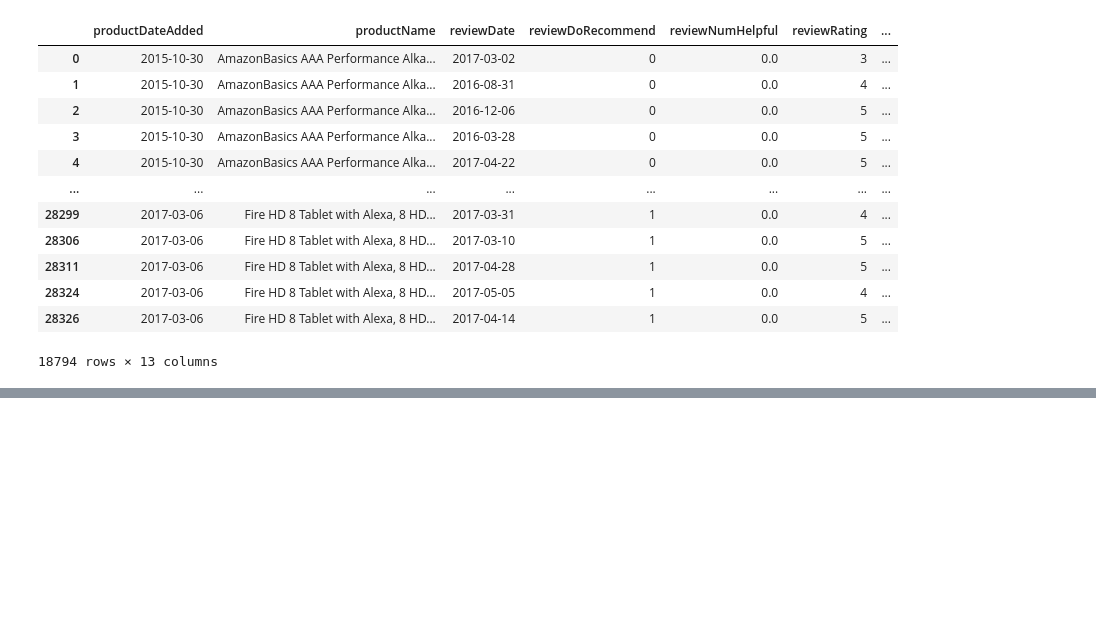
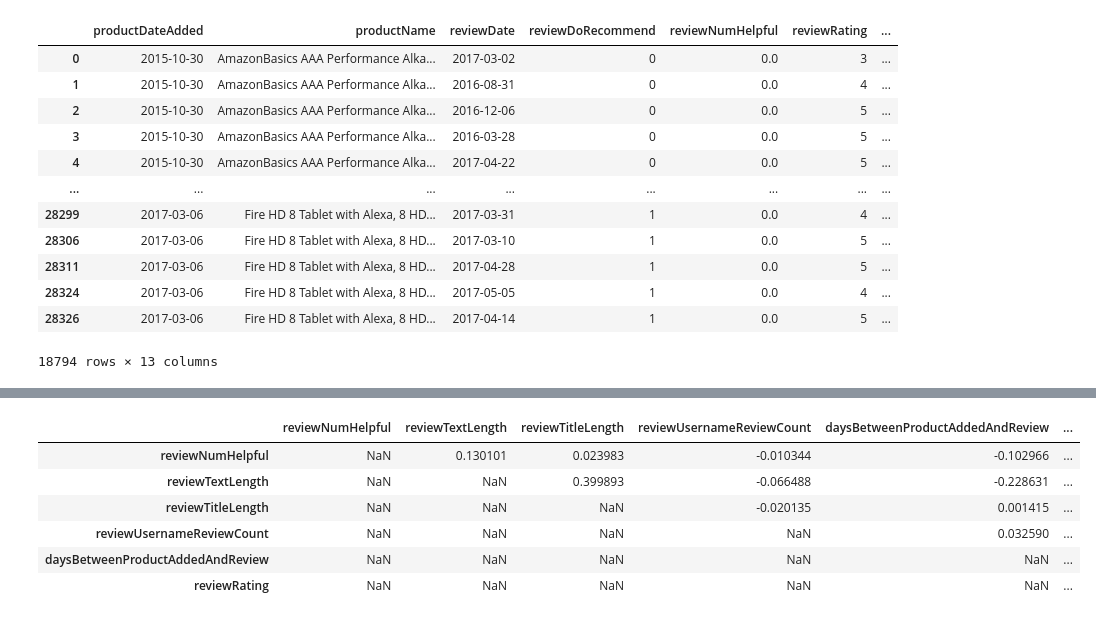
Before and after one commit to MoritzRenkin/tu-bi-DataAnalytics, a Jupyter notebook: lab.ipynb, the cells around one changed output, grey strips where cells are left out. Cells and saved outputs as stored; diff of their text form; code cells hidden in the pictures; blank space fills up the shorter version.

```diff
--- a/lab.ipynb
+++ b/lab.ipynb
@@ -327,0 +353,17 @@ Name: reviewUsername, Length: 12191, dtype: int64
+# %%
+correlation_columns = regression_columns + ["reviewRating"]
+correlation_columns.remove("reviewDoRecommend")
+corr = df[correlation_columns].corr(method='pearson')
+corr = corr.where(np.triu(np.ones(corr.shape)).astype("bool"))
+np.fill_diagonal(corr.values, np.nan)
+#corr = corr.stack().reset_index()
+#corr = corr.iloc[:, 2]
+corr
+# %% [output]
+|  | reviewNumHelpful | reviewTextLength | reviewTitleLength | reviewUsernameReviewCount | daysBetweenProductAddedAndReview | ... |
+| reviewNumHelpful | NaN | 0.130101 | 0.023983 | -0.010344 | -0.102966 | ... |
+| reviewTextLength | NaN | NaN | 0.399893 | -0.066488 | -0.228631 | ... |
+| reviewTitleLength | NaN | NaN | NaN | -0.020135 | 0.001415 | ... |
+| reviewUsernameReviewCount | NaN | NaN | NaN | NaN | 0.032590 | ... |
+| daysBetweenProductAddedAndReview | NaN | NaN | NaN | NaN | NaN | ... |
+| reviewRating | NaN | NaN | NaN | NaN | NaN | ... |
```
Also changed, not shown: parts of 13 cells of this notebook, 1 other file.
